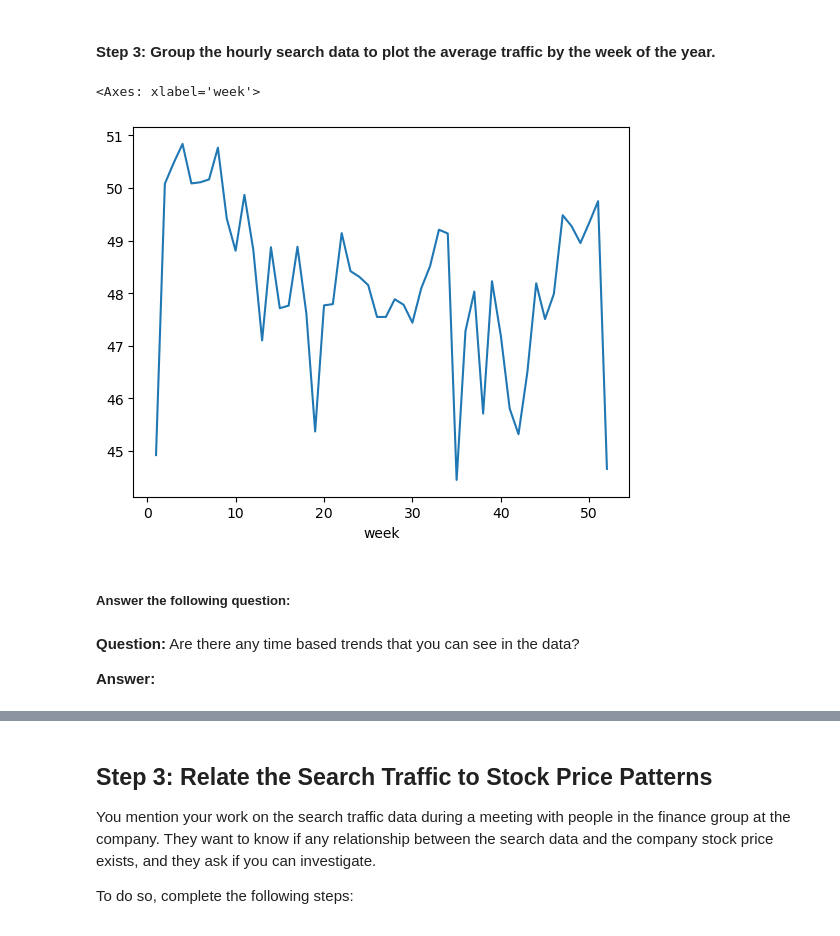
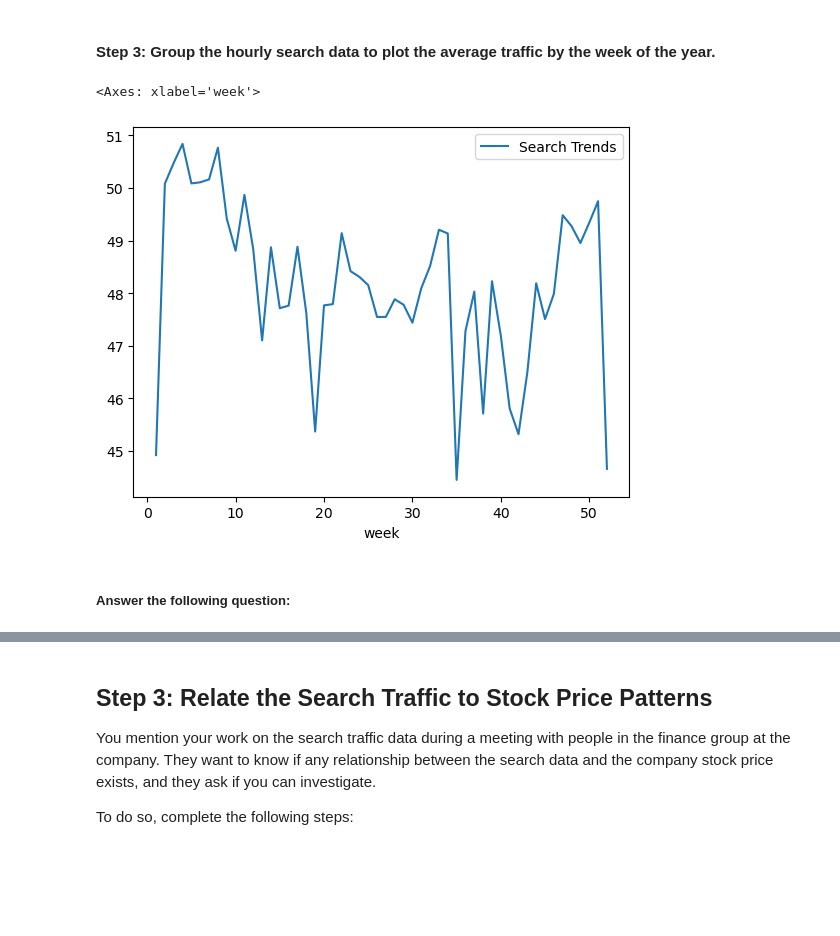
Before and after one commit to jjmccarty/prophet-challenge, a Jupyter notebook: forecasting_net_prophet.ipynb, the cells around one changed output, grey strips where cells are left out. Drawn from its saved outputs; the diff is of its cells as text; code cells hidden in the pictures; blank space fills up the shorter version.

```diff
--- a/forecasting_net_prophet.ipynb
+++ b/forecasting_net_prophet.ipynb
@@ -194,16 +186,10 @@ df_mercado_trends_hourly_dow.plot()
 #### Step 3: Group the hourly search data to plot the average traffic by the week of the year.
 # %%
 # Group the hourly search data to plot the average traffic by the week of the year using `df.index.isocalendar().week`.
-df_mercado_trends_hourly_woy = df_mercado_trends['Search Trends'] \
-    .groupby(by=[df_mercado_trends.index.isocalendar().week]).mean()
 
-df_mercado_trends_hourly_woy.plot()
+df_mercado_trends.groupby(df_mercado_trends.index.isocalendar().week).mean().plot()
 # %% [output]
 <Axes: xlabel='week'>
-[figure, old version]
+[figure, new version]
 # %% [markdown]
 ##### Answer the following question:
-# %% [markdown]
-**Question:** Are there any time based trends that you can see in the data?
-
-**Answer:**
```
Also changed, not shown: parts of 47 cells of this notebook.
